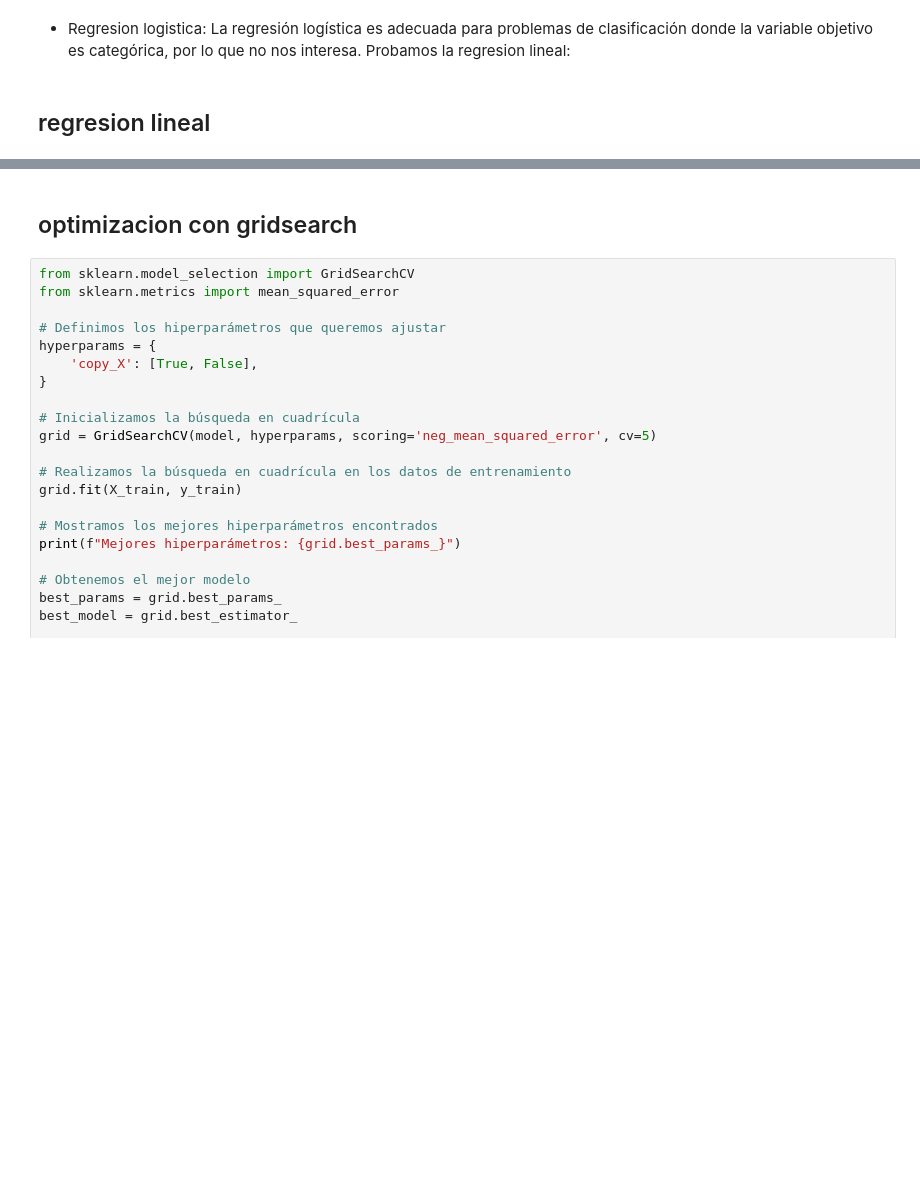
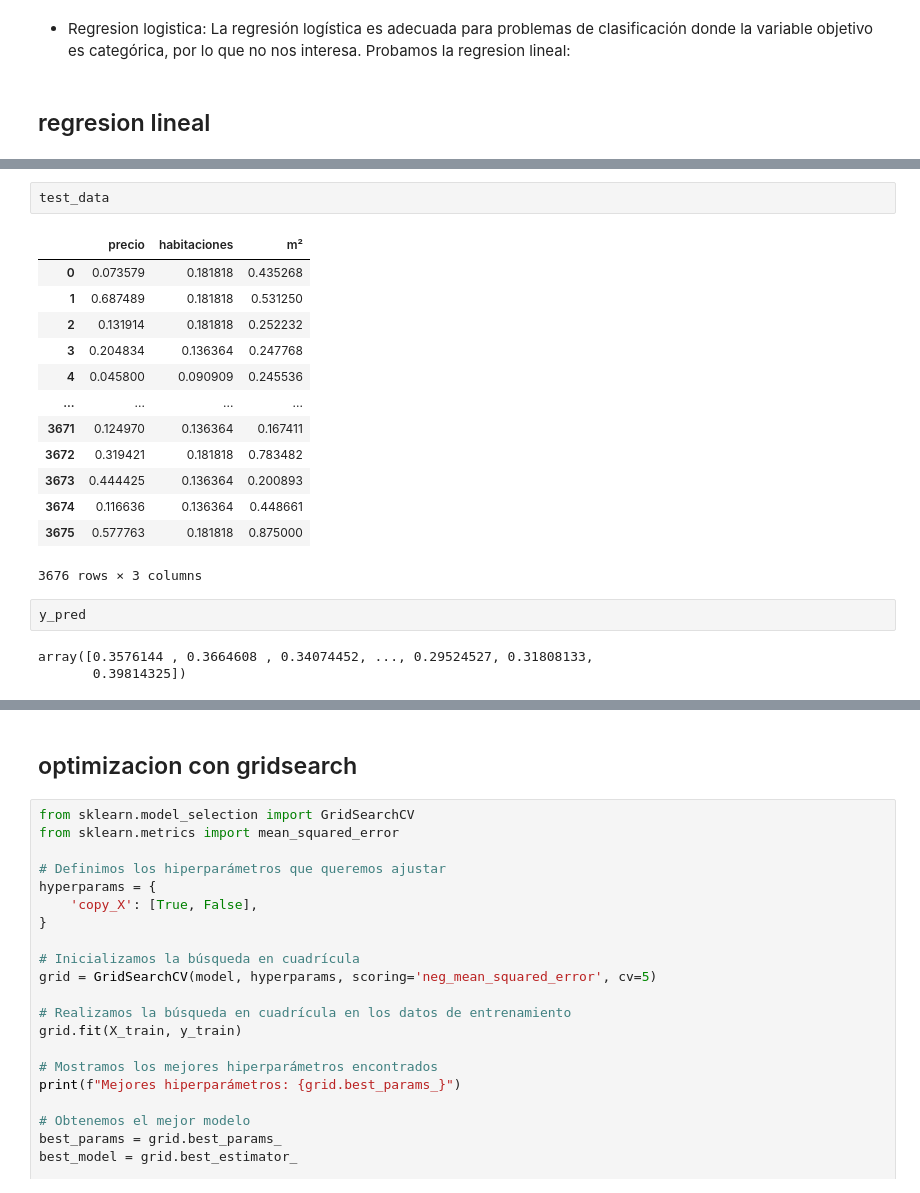
Before and after one commit to 4GeeksAcademy/028-PROYECTO_FINAL_VIVIENDAS-main-4geeks, a Jupyter notebook: src/models.ipynb, the cells around one changed output, grey strips where cells are left out. Drawn from its saved outputs; the diff is of its cells as text; blank space fills up the shorter version.

```diff
--- a/src/models.ipynb
+++ b/src/models.ipynb
@@ -70,0 +87,21 @@ Coeficiente de determinación (R2): 0.07096588771311096
+# %%
+test_data
+# %% [output]
+|  | precio | habitaciones | m² |
+| 0 | 0.073579 | 0.181818 | 0.435268 |
+| 1 | 0.687489 | 0.181818 | 0.531250 |
+| 2 | 0.131914 | 0.181818 | 0.252232 |
+| 3 | 0.204834 | 0.136364 | 0.247768 |
+| 4 | 0.045800 | 0.090909 | 0.245536 |
+| ... | ... | ... | ... |
+| 3671 | 0.124970 | 0.136364 | 0.167411 |
+| 3672 | 0.319421 | 0.181818 | 0.783482 |
+| 3673 | 0.444425 | 0.136364 | 0.200893 |
+| 3674 | 0.116636 | 0.136364 | 0.448661 |
+| 3675 | 0.577763 | 0.181818 | 0.875000 |
+3676 rows × 3 columns
+# %%
+y_pred
+# %% [output]
+array([0.3576144 , 0.3664608 , 0.34074452, ..., 0.29524527, 0.31808133,
+       0.39814325])
```
Also changed, not shown: parts of 12 cells of this notebook, 1 other file.
